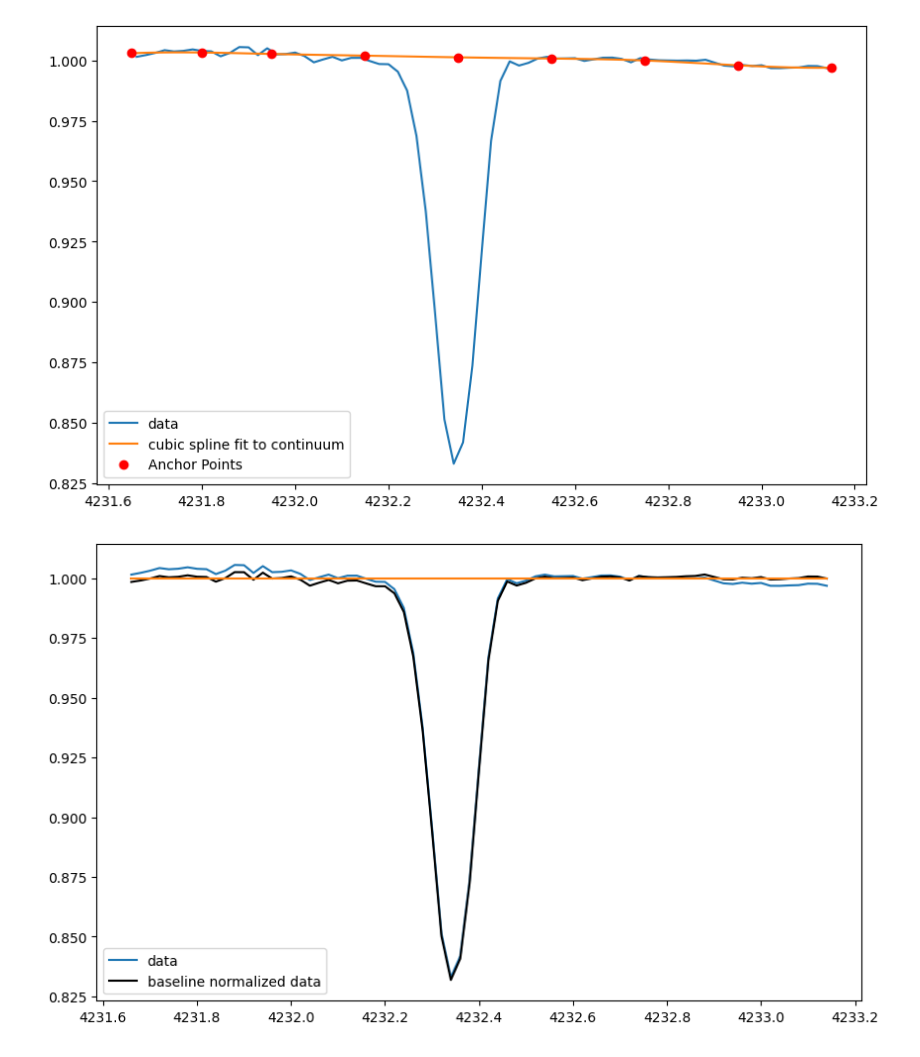
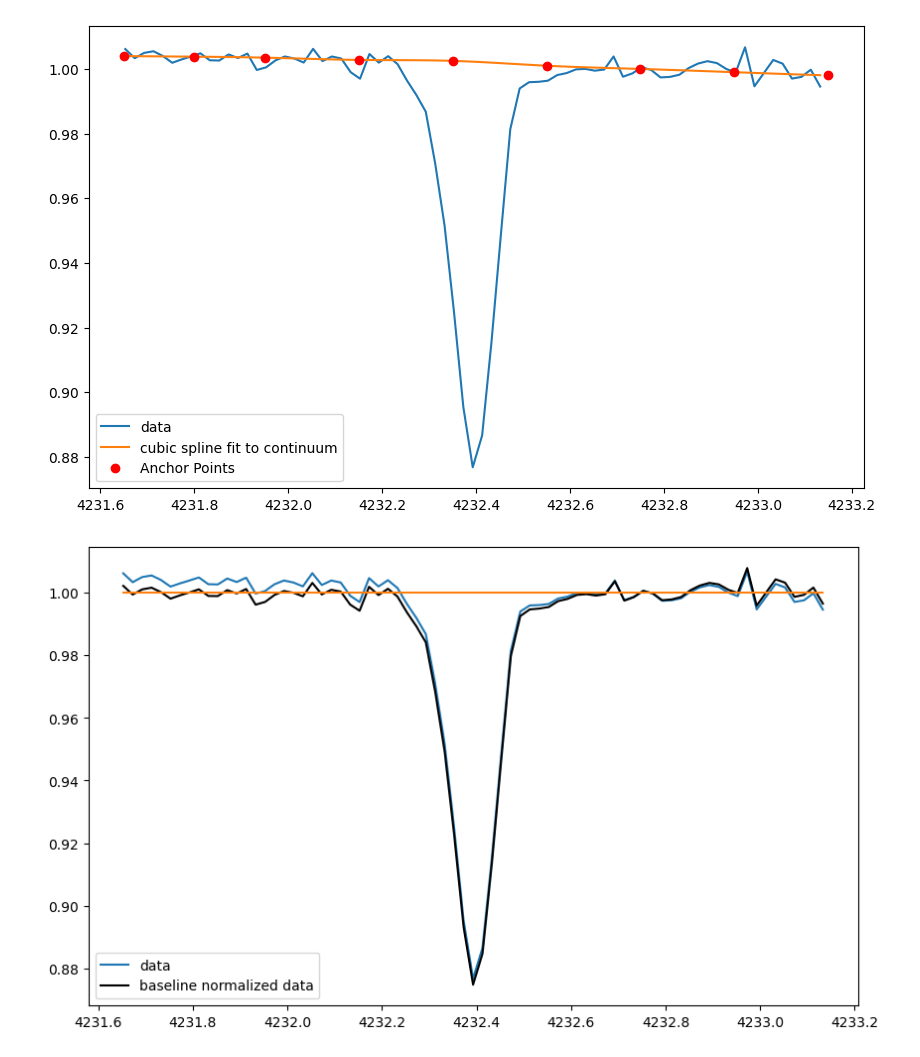
Before and after one commit to AyanS13/edibles, a Jupyter notebook: edibles_voigtfit_CHplus_work/plottings_CHp.ipynb, the cells around one changed output. Drawn from its saved outputs; the diff is of its cells as text; code cells hidden in the pictures.

```diff
--- a/edibles_voigtfit_CHplus_work/plottings_CHp.ipynb
+++ b/edibles_voigtfit_CHplus_work/plottings_CHp.ipynb
@@ -52,5 +58,5 @@ for i in test:
 # %%
-filename = "/HD161056/BLUE_437/HD161056_w437_blue_20170508_O15.fits" # mention the file which needs fitting
+filename = "/HD170740/BLUE_437/HD170740_w437_blue_20140915_O15.fits" # mention the file which needs fitting
 wrange = [4231.65, 4233.15]
 sp = EdiblesSpectrum(filename)
 sp.getSpectrum(xmin=wrange[0], xmax=wrange[1])
@@ -74,32 +80,32 @@ Standard deviation of flux: 0.0006812275906287707
 # %%
 ## next try to fit continuum using cubic splines
 
 anchor_points_wave = np.array([4231.65, 4231.8, 4231.95, 4232.15, 4232.35, 4232.55, 4232.75, 4232.95, 4233.15])
-anchor_points_flux = np.array([1.003, 1.0033, 1.0027, 1.002, 1.0013, 1.0008, 1.00, 0.998, 0.997])
+anchor_points_flux = np.array([1.004, 1.0038, 1.0035, 1.0028, 1.0025, 1.001, 1.00, 0.999, 0.998])
 
 # anchor_points_wave = np.array([4231, 4231.25, 4231.5, 4231.75, 4232, 4232.12, 4232.29, 4232.72, 4232.85, 4233])
 # anchor_points_flux = np.interp(anchor_points_wave, wave, flux)
 
 # Fit cubic splines to the anchor points
 cs = CubicSpline(anchor_points_wave, anchor_points_flux) # so the cubic spline routine is not really taking all the points into account. only anchors
 
 # Generate the continuum model
 continuum = cs(wave)
 
 plt.figure(figsize=(10, 6))
 plt.plot(wave, flux, label='data')
 plt.plot(wave, continuum, label='cubic spline fit to continuum')
 plt.plot(anchor_points_wave, anchor_points_flux, 'ro', label='Anchor Points')
 plt.legend()
 plt.show()
 
 H = np.ones(wave.shape)
 plt.figure(figsize=(10, 6))
 plt.plot(wave, flux, label='data')
 plt.plot(wave, flux / continuum, color='k', label='baseline normalized data')
 plt.plot(wave, H)
 plt.legend()
 plt.show()
 # %% [output]
-[figure, old version]
+[figure, new version]
-[figure, old version]
+[figure, new version]
```
Also changed, not shown: parts of 16 cells of this notebook.
